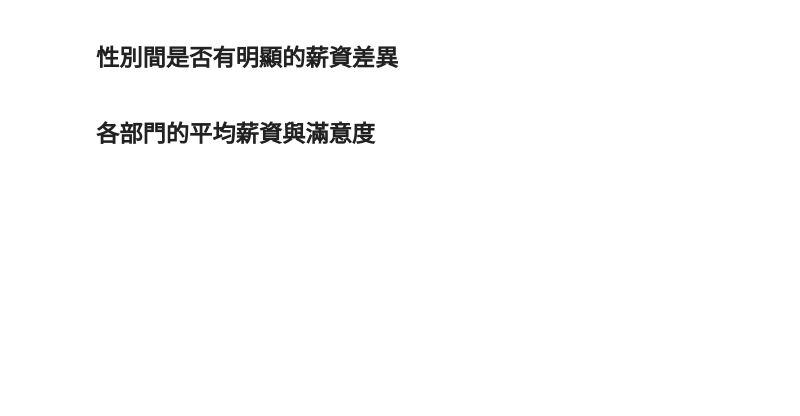
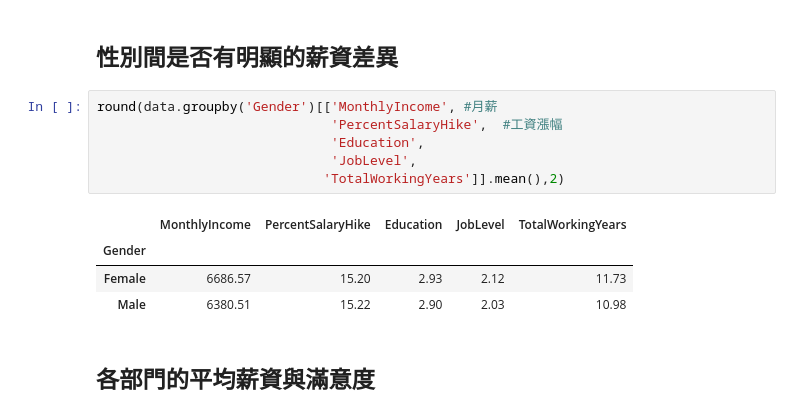
Before and after one commit to juck30808/USC_Python_git, a Jupyter notebook: 2.AI/實習題目 03. IBM HR.ipynb, the cells around one changed output. Drawn from its saved outputs; the diff is of its cells as text; blank space fills up the shorter version.

```diff
--- a/2.AI/實習題目 03. IBM HR.ipynb
+++ b/2.AI/實習題目 03. IBM HR.ipynb
@@ -47,4 +53,15 @@ memory usage: 402.1+ KB
 # %% [markdown]
 ## 性別間是否有明顯的薪資差異
+# %%
+round(data.groupby('Gender')[['MonthlyIncome', #月薪
+                              'PercentSalaryHike',  #工資漲幅
+                              'Education',
+                              'JobLevel',
+                             'TotalWorkingYears']].mean(),2)
+# %% [output]
+|  | MonthlyIncome | PercentSalaryHike | Education | JobLevel | TotalWorkingYears |
+| Gender |  |  |  |  |  |
+| Female | 6686.57 | 15.20 | 2.93 | 2.12 | 11.73 |
+| Male | 6380.51 | 15.22 | 2.90 | 2.03 | 10.98 |
 # %% [markdown]
 ## 各部門的平均薪資與滿意度
```
Also changed, not shown: parts of 20 cells of this notebook, 20 other files.
